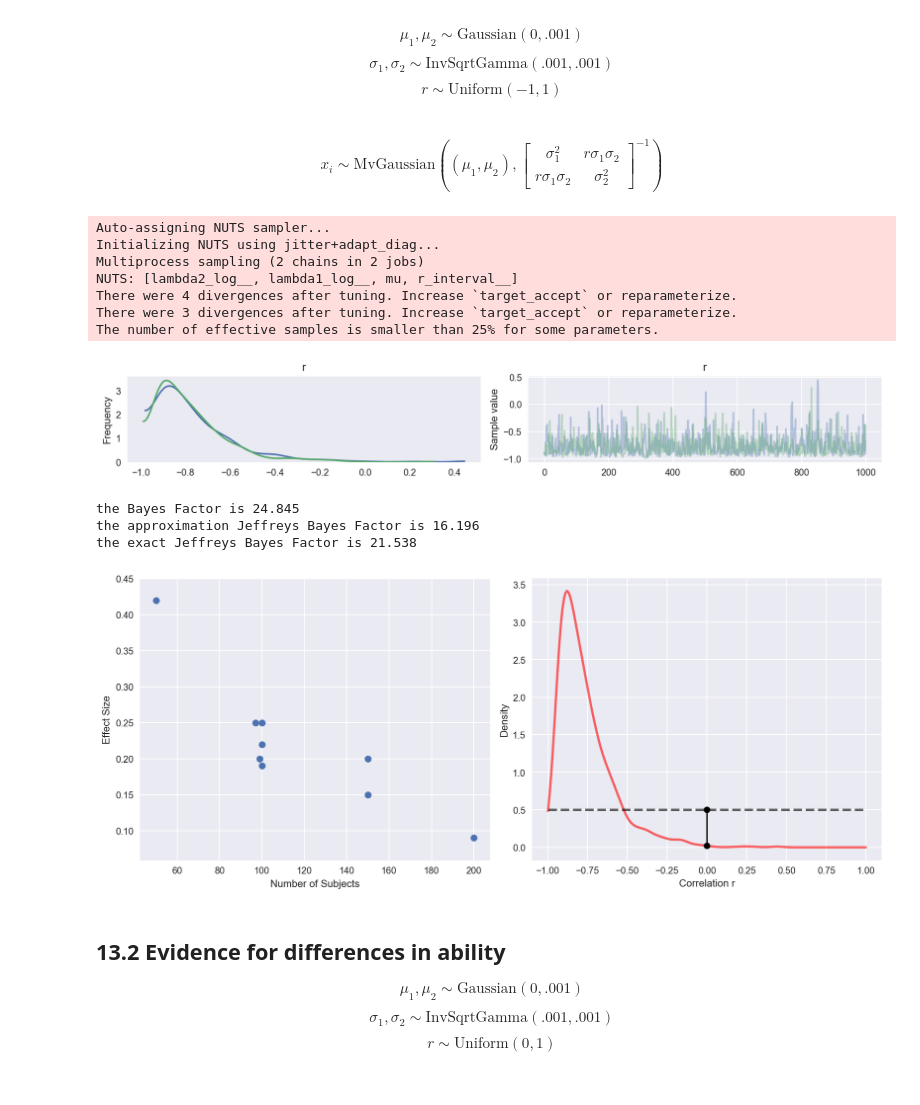
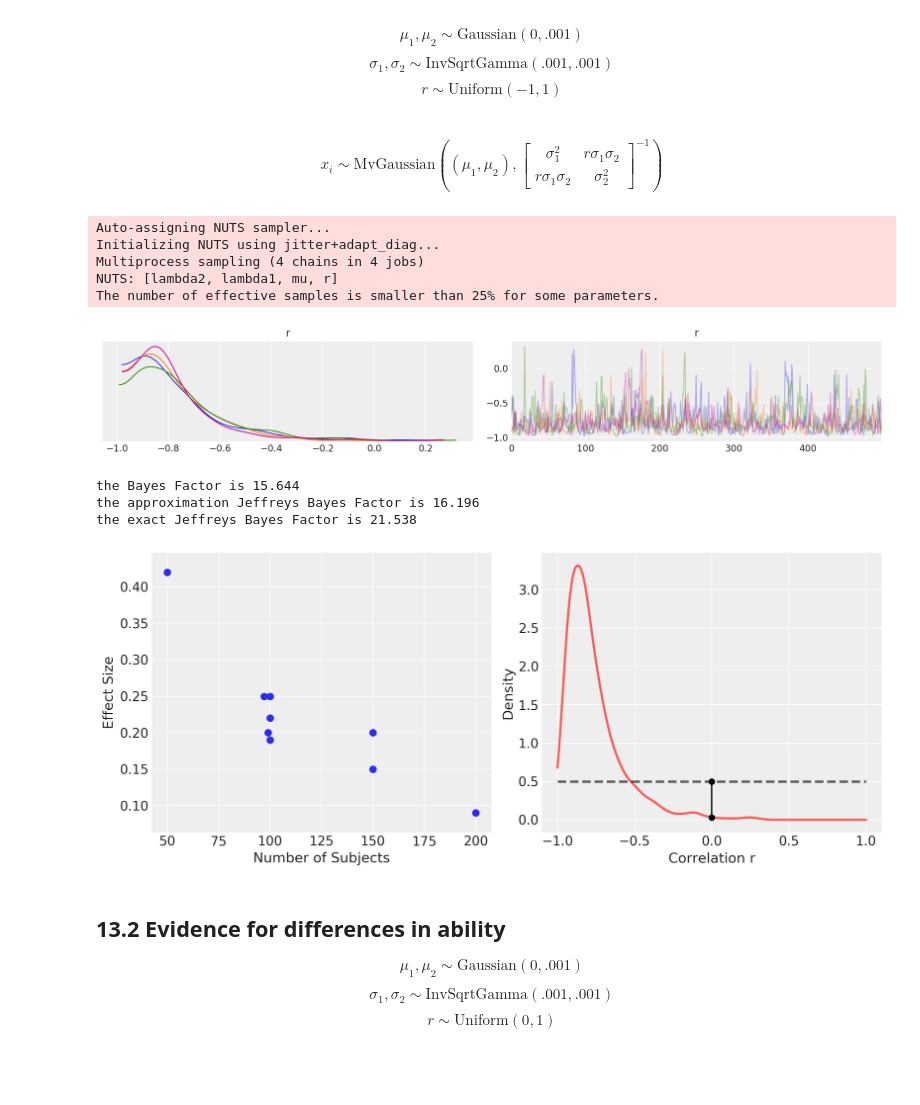
Before and after one commit to pymc-devs/pymc-resources, a Jupyter notebook: BCM/CaseStudies/ExtrasensoryPerception.ipynb, the cells around one changed output. Drawn from its saved outputs; the diff is of its cells as text; code cells hidden in the pictures.

```diff
--- a/BCM/CaseStudies/ExtrasensoryPerception.ipynb
+++ b/BCM/CaseStudies/ExtrasensoryPerception.ipynb
@@ -1,17 +1,22 @@
 # %%
+import warnings
+
+import arviz as az
+import matplotlib.pyplot as plt
+import numpy as np
 import pymc3 as pm
-import numpy as np
-import pandas as pd
-import seaborn as sns
-import matplotlib.pyplot as plt
-
-%matplotlib inline
-%config InlineBackend.figure_format = 'retina'
-plt.style.use('seaborn-darkgrid')
+import scipy as sp
 
 from matplotlib import gridspec
 from theano import tensor as tt
 from scipy import stats
+
+%config InlineBackend.figure_format = 'retina'
+warnings.simplefilter(action='ignore', category=(FutureWarning, UserWarning))
+RANDOM_SEED = 8927
+np.random.seed(RANDOM_SEED)
+# %%
+az.style.use("arviz-darkgrid")
 # %% [markdown]
 # Chapter 13 - Extrasensory perception
 
@@ -25,59 +37,52 @@ $$ x_{i} \sim \text{MvGaussian} ((\mu_{1},\mu_{2}), \begin{bmatrix}\sigma_{1}^2
 # %%
-# Sample size N and effect size E in the Bem experiments
-N = np.array([100, 150, 97, 99, 100, 150, 200, 100, 50])
-E = np.array([.25, .20, .25, .20, .22, .15, .09, .19, .42])
-
-y = np.vstack([N, E]).T
-n,n2 = np.shape(y) # number of experiments
-
 with pm.Model() as model1:
     # r∼Uniform(−1,1)
     r = pm.Uniform('r', lower=-1, upper=1)
 
     # μ1,μ2∼Gaussian(0,.001)
     mu = pm.Normal('mu', mu=0, tau=.001, shape=n2)
 
     # σ1,σ2∼InvSqrtGamma(.001,.001)
     lambda1 = pm.Gamma('lambda1', alpha=.001, beta=.001)
     lambda2 = pm.Gamma('lambda2', alpha=.001, beta=.001)
     sigma1 = pm.Deterministic('sigma1', 1/np.sqrt(lambda1))
     sigma2 = pm.Deterministic('sigma2', 1/np.sqrt(lambda2))
 
     cov = pm.Deterministic('cov', tt.stacklists([[lambda1**-1, r*sigma1*sigma2],
                                                 [r*sigma1*sigma2, lambda2**-1]]))
 
     tau1 = pm.Deterministic('tau1', tt.nlinalg.matrix_inverse(cov))
 
     yd = pm.MvNormal('yd', mu=mu, tau=tau1, observed=y)
 
-    trace1=pm.sample(1000, tune=1000, cores=2)
+    trace1=pm.sample()
 
-pm.traceplot(trace1, varnames=['r']);
+az.plot_trace(trace1, var_names=['r']);
 # %% [output]
 Auto-assigning NUTS sampler...
 Initializing NUTS using jitter+adapt_diag...
-Multiprocess sampling (2 chains in 2 jobs)
-NUTS: [lambda2_log__, lambda1_log__, mu, r_interval__]
-There were 4 divergences after tuning. Increase `target_accept` or reparameterize.
-There were 3 divergences after tuning. Increase `target_accept` or reparameterize.
+Multiprocess sampling (4 chains in 4 jobs)
+NUTS: [lambda2, lambda1, mu, r]
 The number of effective samples is smaller than 25% for some parameters.
-[figure, old version]
+[figure, new version]
 # %%
-from scipy.stats.kde import gaussian_kde
 r = trace1['r']
+
 _, axes = plt.subplots(1, 2, figsize=(12, 5))
 axes[0].scatter(y[:, 0], y[:, 1], s=50)
 axes[0].set_xlabel('Number of Subjects')
 axes[0].set_ylabel('Effect Size')
 
-my_pdf = gaussian_kde(r)
+my_pdf = stats.kde.gaussian_kde(r)
 x = np.linspace(-1, 1, 200)
 axes[1].plot(x, my_pdf(x), 'r', lw=2.5, alpha=0.6,) # distribution function
 axes[1].plot(x, np.ones(x.size)*.5, 'k--', lw=2.5, alpha=0.6, label='Prior')
+
 posterior = my_pdf(0)             # this gives the pdf at point delta = 0
 prior     = .5       # height of order-restricted prior at delta = 0
 BF01      = posterior/prior
 print ('the Bayes Factor is %.3f'%(1/BF01))
+
 axes[1].plot([0, 0], [posterior, prior], 'k-',
          [0, 0], [posterior, prior], 'ko',
          lw=1.5, alpha=1)
@@ -88,7 +93,6 @@ axes[1].set_ylabel('Density')
 plt.tight_layout();
 
 # Compare to approximation Jeffreys (1961), pp. 289-292:
-import scipy as sp
 freqr=sp.corrcoef(y[:, 0], y[:, 1])
 BF_Jeffrey=1/(((2*(n-1)-1)/np.pi)**.5 * (1-freqr[0,1]**2)**(.5*((n-1)-3)))
 print ('the approximation Jeffreys Bayes Factor is %.3f'%(BF_Jeffrey))
@@ -97,10 +101,10 @@ print ('the approximation Jeffreys Bayes Factor is %.3f'%(BF_Jeffrey))
 BF_Jeffex = sp.integrate.quad(lambda rho: ((1-rho**2)**((n-1)/2)) / ((1-rho*freqr[0,1])**((n-1)-.5)), -1, 1)
 print('the exact Jeffreys Bayes Factor is %.3f'%(BF_Jeffex[0]/2))
 # %% [output]
-the Bayes Factor is 24.845
+the Bayes Factor is 15.644
 the approximation Jeffreys Bayes Factor is 16.196
 the exact Jeffreys Bayes Factor is 21.538
-[figure, old version]
+[figure, new version]
 # %% [markdown]
 ## 13.2 Evidence for differences in ability
 
```
Also changed, not shown: parts of 8 cells of this notebook, 1 other file.
